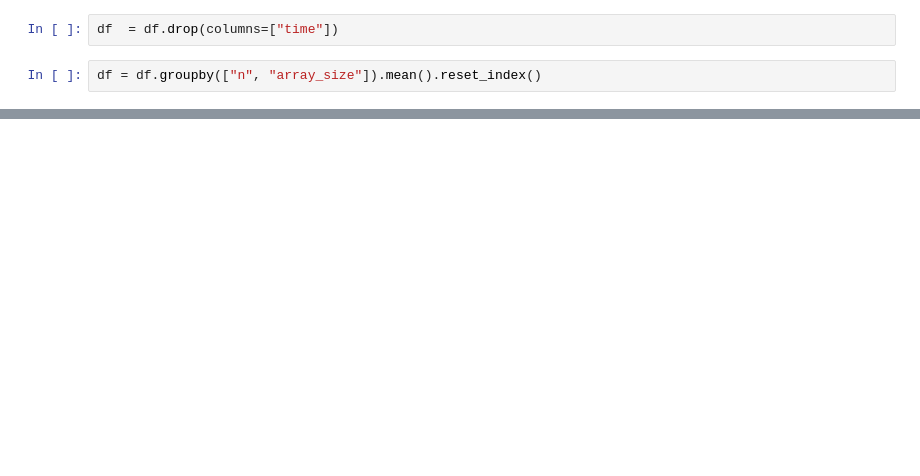
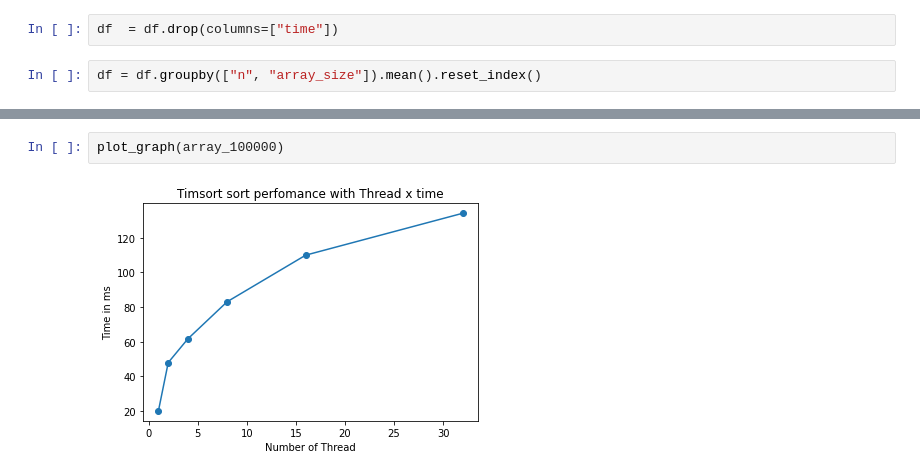
Before and after one commit to AHalic/SisDist_Labs, a Jupyter notebook: Lab_1/analysis/analysis.ipynb, the cells around one changed output, grey strips where cells are left out. Drawn from its saved outputs; the diff is of its cells as text; blank space fills up the shorter version.

```diff
--- a/Lab_1/analysis/analysis.ipynb
+++ b/Lab_1/analysis/analysis.ipynb
@@ -28,0 +36,4 @@ plt.show()
+# %%
+plot_graph(array_100000)
+# %% [output]
+[figure, added]
```
Also changed, not shown: parts of 7 cells of this notebook.
